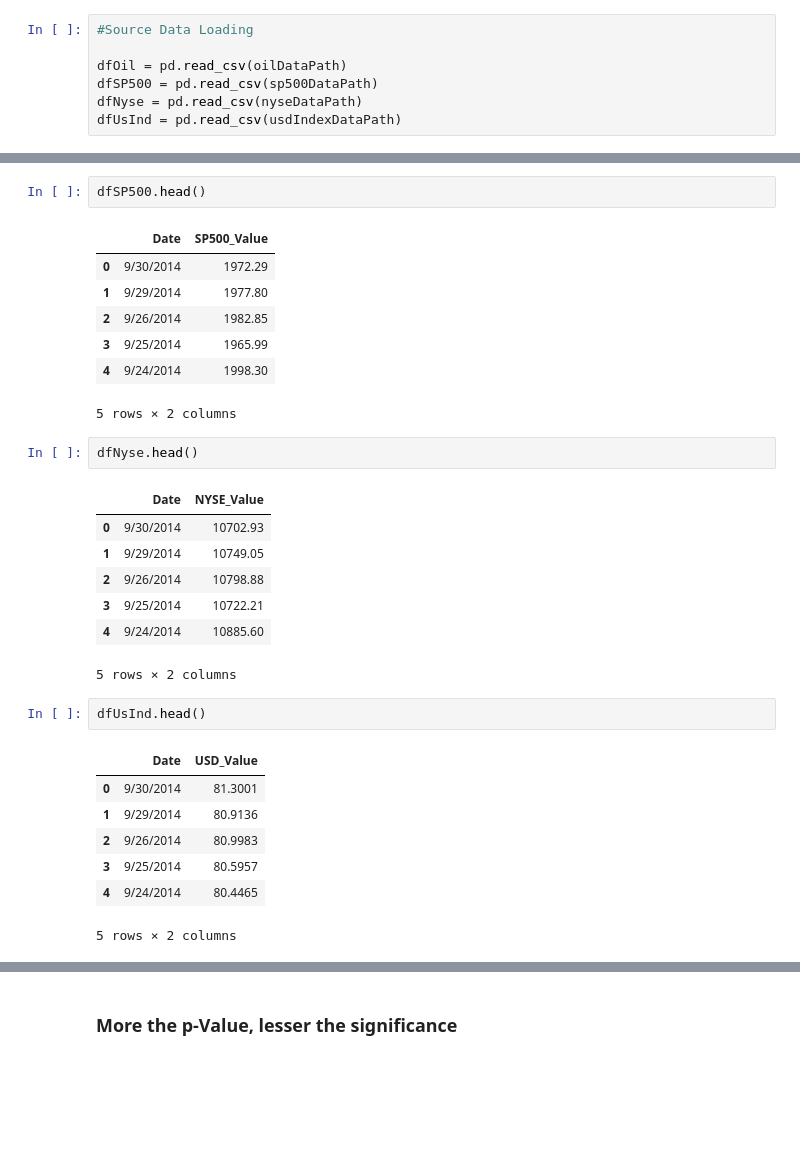
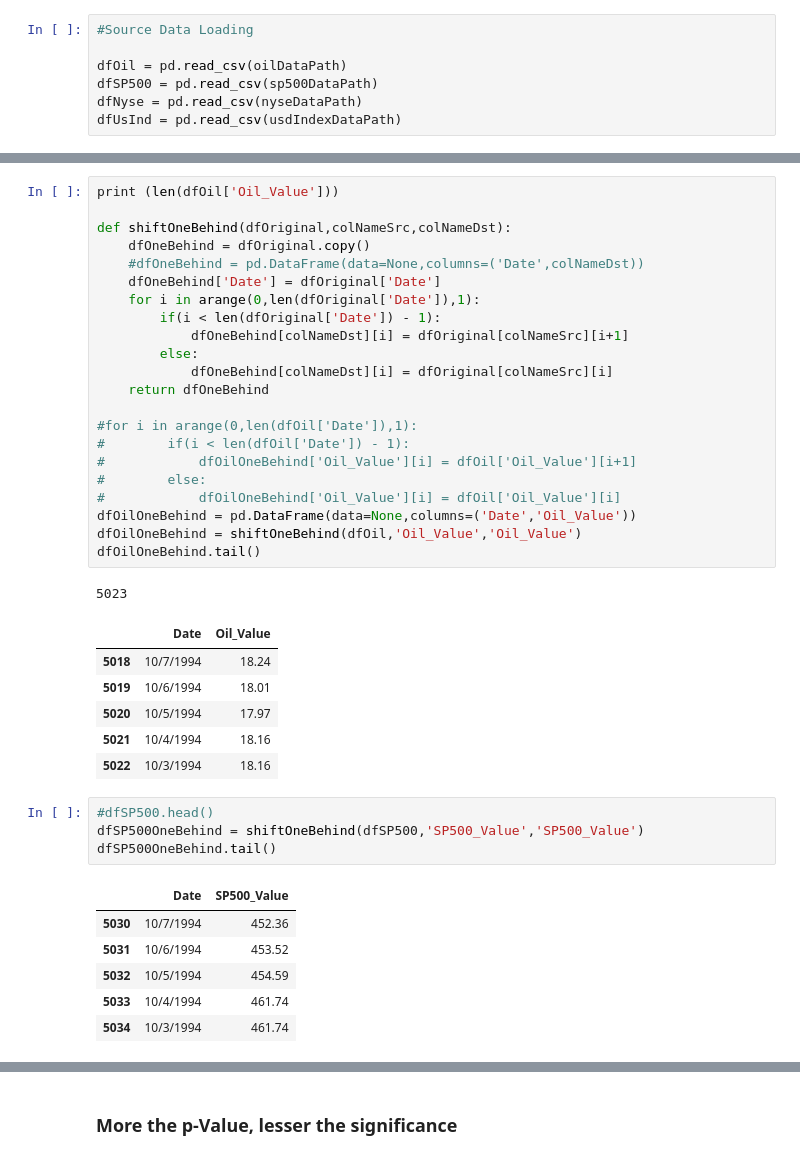
Before and after one commit to Sree-vathsan/CSE591-Data-Science-Project, a Jupyter notebook: Linear_Regression_Model_Oil.ipynb, the cells around one changed output, grey strips where cells are left out. Cells and saved outputs as stored; diff of their text form; blank space fills up the shorter version.

```diff
--- a/Linear_Regression_Model_Oil.ipynb
+++ b/Linear_Regression_Model_Oil.ipynb
@@ -40,30 +39,41 @@ dfOil.head()
-# %%
-dfSP500.head()
-# %% [output]
-|  | Date | SP500_Value |
-| 0 | 9/30/2014 | 1972.29 |
-| 1 | 9/29/2014 | 1977.80 |
-| 2 | 9/26/2014 | 1982.85 |
-| 3 | 9/25/2014 | 1965.99 |
-| 4 | 9/24/2014 | 1998.30 |
-5 rows × 2 columns
-# %%
-dfNyse.head()
-# %% [output]
-|  | Date | NYSE_Value |
-| 0 | 9/30/2014 | 10702.93 |
-| 1 | 9/29/2014 | 10749.05 |
-| 2 | 9/26/2014 | 10798.88 |
-| 3 | 9/25/2014 | 10722.21 |
-| 4 | 9/24/2014 | 10885.60 |
-5 rows × 2 columns
-# %%
-dfUsInd.head()
-# %% [output]
-|  | Date | USD_Value |
-| 0 | 9/30/2014 | 81.3001 |
-| 1 | 9/29/2014 | 80.9136 |
-| 2 | 9/26/2014 | 80.9983 |
-| 3 | 9/25/2014 | 80.5957 |
-| 4 | 9/24/2014 | 80.4465 |
-5 rows × 2 columns
+# %%
+print (len(dfOil['Oil_Value']))
+
+def shiftOneBehind(dfOriginal,colNameSrc,colNameDst):
+    dfOneBehind = dfOriginal.copy()
+    #dfOneBehind = pd.DataFrame(data=None,columns=('Date',colNameDst))
+    dfOneBehind['Date'] = dfOriginal['Date']
+    for i in arange(0,len(dfOriginal['Date']),1):
+        if(i < len(dfOriginal['Date']) - 1):
+            dfOneBehind[colNameDst][i] = dfOriginal[colNameSrc][i+1]
+        else:
+            dfOneBehind[colNameDst][i] = dfOriginal[colNameSrc][i]
+    return dfOneBehind
+
+#for i in arange(0,len(dfOil['Date']),1):
+#        if(i < len(dfOil['Date']) - 1):
+#            dfOilOneBehind['Oil_Value'][i] = dfOil['Oil_Value'][i+1]
+#        else:
+#            dfOilOneBehind['Oil_Value'][i] = dfOil['Oil_Value'][i]
+dfOilOneBehind = pd.DataFrame(data=None,columns=('Date','Oil_Value'))
+dfOilOneBehind = shiftOneBehind(dfOil,'Oil_Value','Oil_Value')
+dfOilOneBehind.tail()
+# %% [output]
+5023
+|  | Date | Oil_Value |
+| 5018 | 10/7/1994 | 18.24 |
+| 5019 | 10/6/1994 | 18.01 |
+| 5020 | 10/5/1994 | 17.97 |
+| 5021 | 10/4/1994 | 18.16 |
+| 5022 | 10/3/1994 | 18.16 |
+# %%
+#dfSP500.head()
+dfSP500OneBehind = shiftOneBehind(dfSP500,'SP500_Value','SP500_Value')
+dfSP500OneBehind.tail()
+# %% [output]
+|  | Date | SP500_Value |
+| 5030 | 10/7/1994 | 452.36 |
+| 5031 | 10/6/1994 | 453.52 |
+| 5032 | 10/5/1994 | 454.59 |
+| 5033 | 10/4/1994 | 461.74 |
+| 5034 | 10/3/1994 | 461.74 |
```
Also changed, not shown: parts of 14 cells of this notebook.
